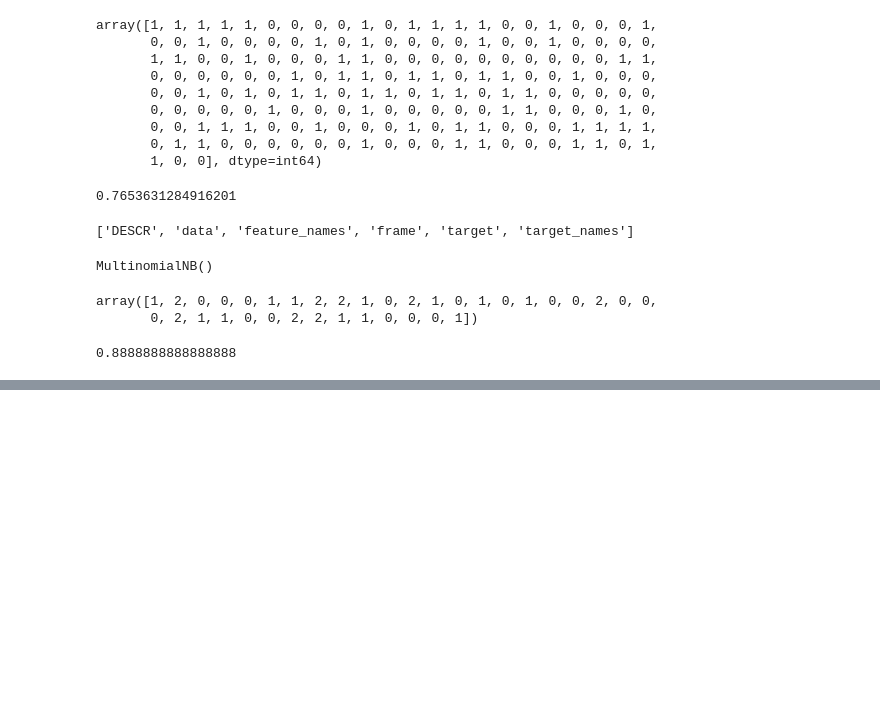
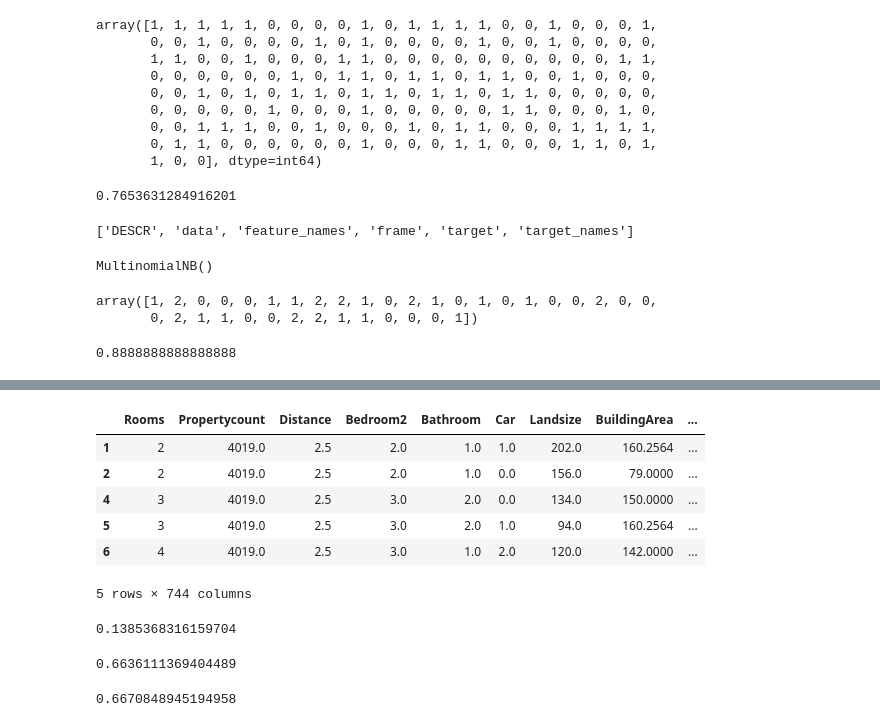
Before and after one commit to Sanjaypal1916/Machine-Learning, a Jupyter notebook: Unsupervised.ipynb, the cells around one changed output, grey strips where cells are left out. Saved outputs shown, nothing was run; the diff lists cells and outputs as text; code cells hidden in the pictures; blank space fills up the shorter version.

```diff
--- a/Unsupervised.ipynb
+++ b/Unsupervised.ipynb
@@ -181,0 +217,11 @@ from sklearn.model_selection import cross_val_score
+# %%
+dataset.isna().sum()
+cols_to_fill_zero = ['Propertycount', 'Distance', 'Bedroom2', 'Bathroom', 'Car']
+dataset[cols_to_fill_zero] = dataset[cols_to_fill_zero].fillna(0)
+
+dataset["BuildingArea"] = dataset["BuildingArea"].fillna(dataset.BuildingArea.mean())
+dataset["Landsize"] = dataset["Landsize"].fillna(dataset.Landsize.mean())
+
+
+dataset.dropna(inplace = True)
+dataset.isna().sum()
@@ -181,0 +245,14 @@ from sklearn.model_selection import cross_val_score
+# %%
+y = dataset["Price"]
+X = dataset.drop("Price", axis=1)
+# %%
+X = pd.get_dummies(X, drop_first = True)
+X.head()
+# %% [output]
+|  | Rooms | Propertycount | Distance | Bedroom2 | Bathroom | Car | Landsize | BuildingArea | ... |
+| 1 | 2 | 4019.0 | 2.5 | 2.0 | 1.0 | 1.0 | 202.0 | 160.2564 | ... |
+| 2 | 2 | 4019.0 | 2.5 | 2.0 | 1.0 | 0.0 | 156.0 | 79.0000 | ... |
+| 4 | 3 | 4019.0 | 2.5 | 3.0 | 2.0 | 0.0 | 134.0 | 150.0000 | ... |
+| 5 | 3 | 4019.0 | 2.5 | 3.0 | 2.0 | 1.0 | 94.0 | 160.2564 | ... |
+| 6 | 4 | 4019.0 | 2.5 | 3.0 | 1.0 | 2.0 | 120.0 | 142.0000 | ... |
+5 rows × 744 columns
@@ -181,0 +263,13 @@ from sklearn.model_selection import cross_val_score
+# %%
+from sklearn.linear_model import LinearRegression
+lr = LinearRegression().fit(X_train, y_train)                #linearreg
+lr.score(X_test, y_test)
+# %% [output]
+0.1385368316159704
+# %%
+from sklearn import linear_model
+lasso_reg = linear_model.Lasso(alpha=50, max_iter=100, tol=0.1)    #lasso_reg
+lasso_reg.fit(X_train, y_train)
+lasso_reg.score(X_test, y_test)
+# %% [output]
+0.6636111369404489
@@ -181,0 +281,7 @@ from sklearn.model_selection import cross_val_score
+# %%
+from sklearn.linear_model import Ridge
+ridge_reg= Ridge(alpha=50, max_iter=100, tol=0.1)                 #ridge_reg
+ridge_reg.fit(X_train, y_train)
+ridge_reg.score(X_test, y_test)
+# %% [output]
+0.6670848945194958
```
Also changed, not shown: parts of 6 cells of this notebook, 5 other files.
